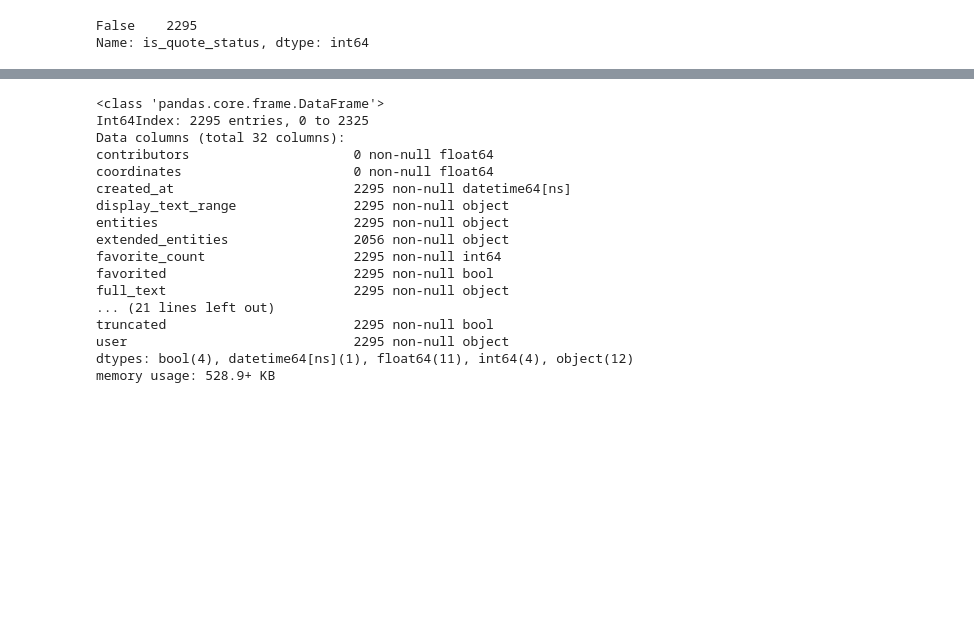
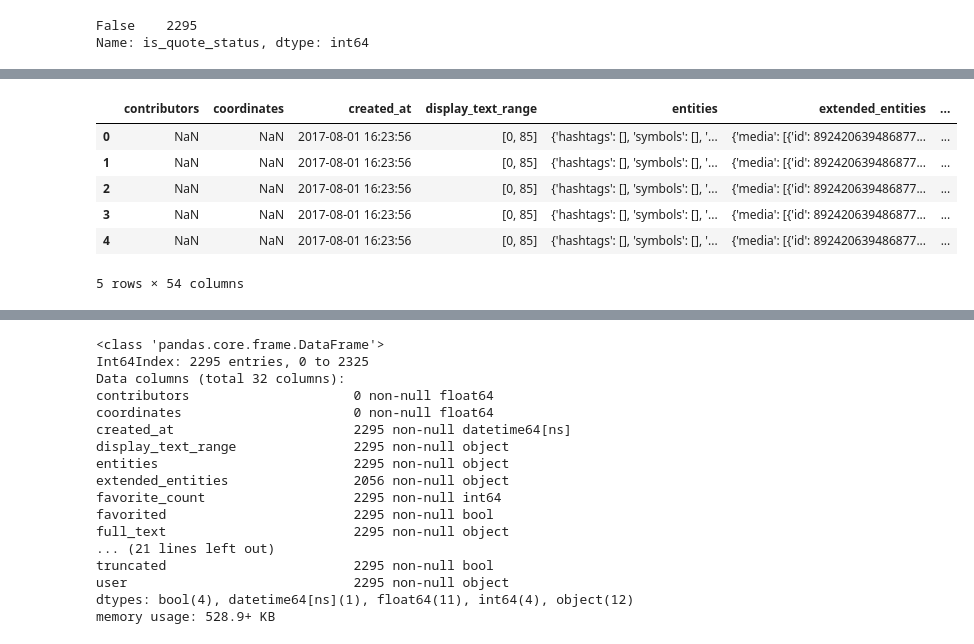
Before and after one commit to werdnamac/we_rate_dogs_analysis, a Jupyter notebook: wrangle_act.ipynb, the cells around one changed output, grey strips where cells are left out. Cells and saved outputs as stored; diff of their text form; code cells hidden in the pictures; blank space fills up the shorter version.

Commit message:
Organizing the notebook
Organizing the notebook, adding headings, explanations, and conclusions to the various data analysis steps

```diff
--- a/wrangle_act.ipynb
+++ b/wrangle_act.ipynb
@@ -807,0 +975,3 @@ archive_clean.head()
+# %%
+full_tweets_clean = full_tweets
+#full_tweets_clean.to_csv('full_tweets_clean_copy.csv', index=False)
@@ -1027,0 +1147,2 @@ combined_clean.loc[combined_clean['tweet_id']=='855851453814013952']
+# %%
+combined = pd.read_csv('combined.csv')
@@ -1027,0 +1219,4 @@ combined_clean.loc[combined_clean['tweet_id']=='855851453814013952']
+# %%
+# change the timestamp data format to timestamp
+
+combined_clean['timestamp'] = pd.to_datetime(combined_clean.timestamp)
@@ -1153,0 +1567,12 @@ Name: is_quote_status, dtype: int64
+# %%
+archive_master = pd.merge(full_tweets_clean, combined_clean, how='inner')
+# %%
+archive_master.head()
+# %% [output]
+|  | contributors | coordinates | created_at | display_text_range | entities | extended_entities | ... |
+| 0 | NaN | NaN | 2017-08-01 16:23:56 | [0, 85] | {'hashtags': [], 'symbols': [], '... | {'media': [{'id': 892420639486877... | ... |
+| 1 | NaN | NaN | 2017-08-01 16:23:56 | [0, 85] | {'hashtags': [], 'symbols': [], '... | {'media': [{'id': 892420639486877... | ... |
+| 2 | NaN | NaN | 2017-08-01 16:23:56 | [0, 85] | {'hashtags': [], 'symbols': [], '... | {'media': [{'id': 892420639486877... | ... |
+| 3 | NaN | NaN | 2017-08-01 16:23:56 | [0, 85] | {'hashtags': [], 'symbols': [], '... | {'media': [{'id': 892420639486877... | ... |
+| 4 | NaN | NaN | 2017-08-01 16:23:56 | [0, 85] | {'hashtags': [], 'symbols': [], '... | {'media': [{'id': 892420639486877... | ... |
+5 rows × 54 columns
```
Also changed, not shown: parts of 139 cells of this notebook.
